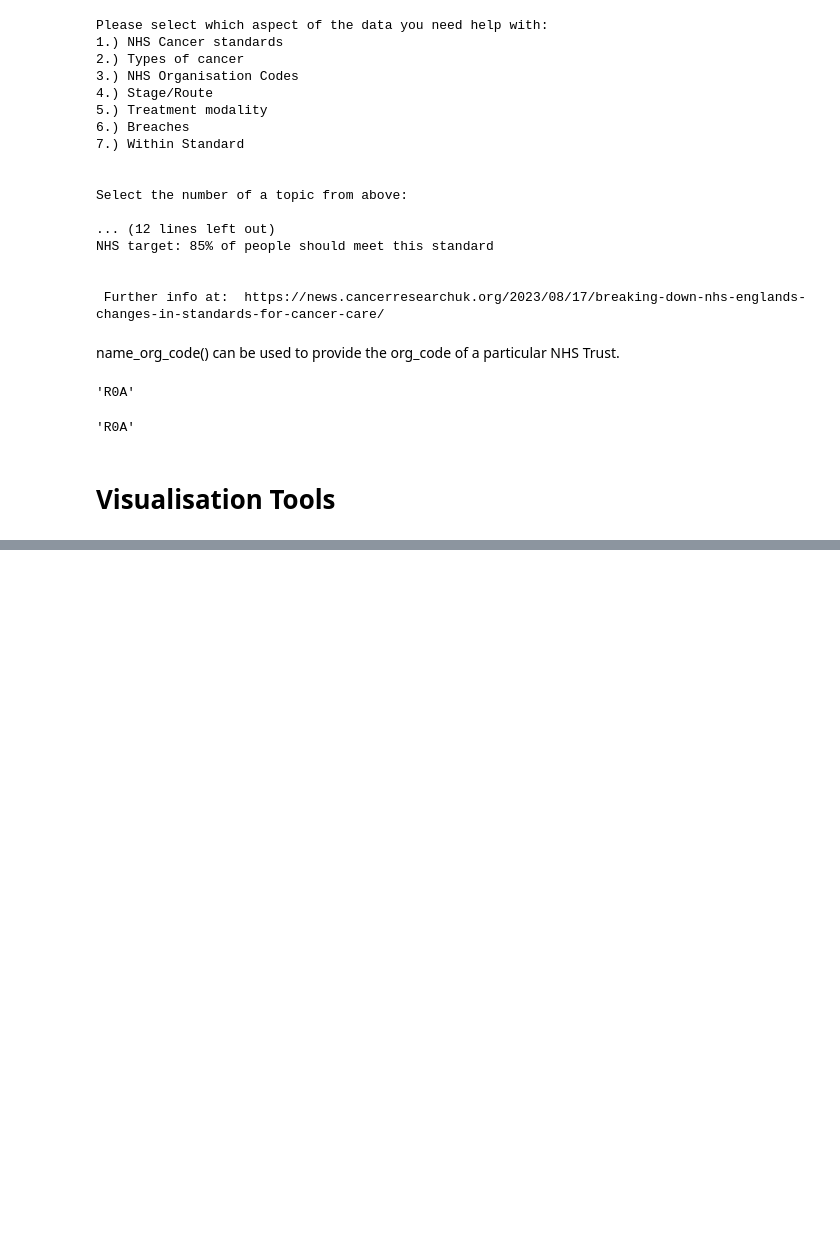
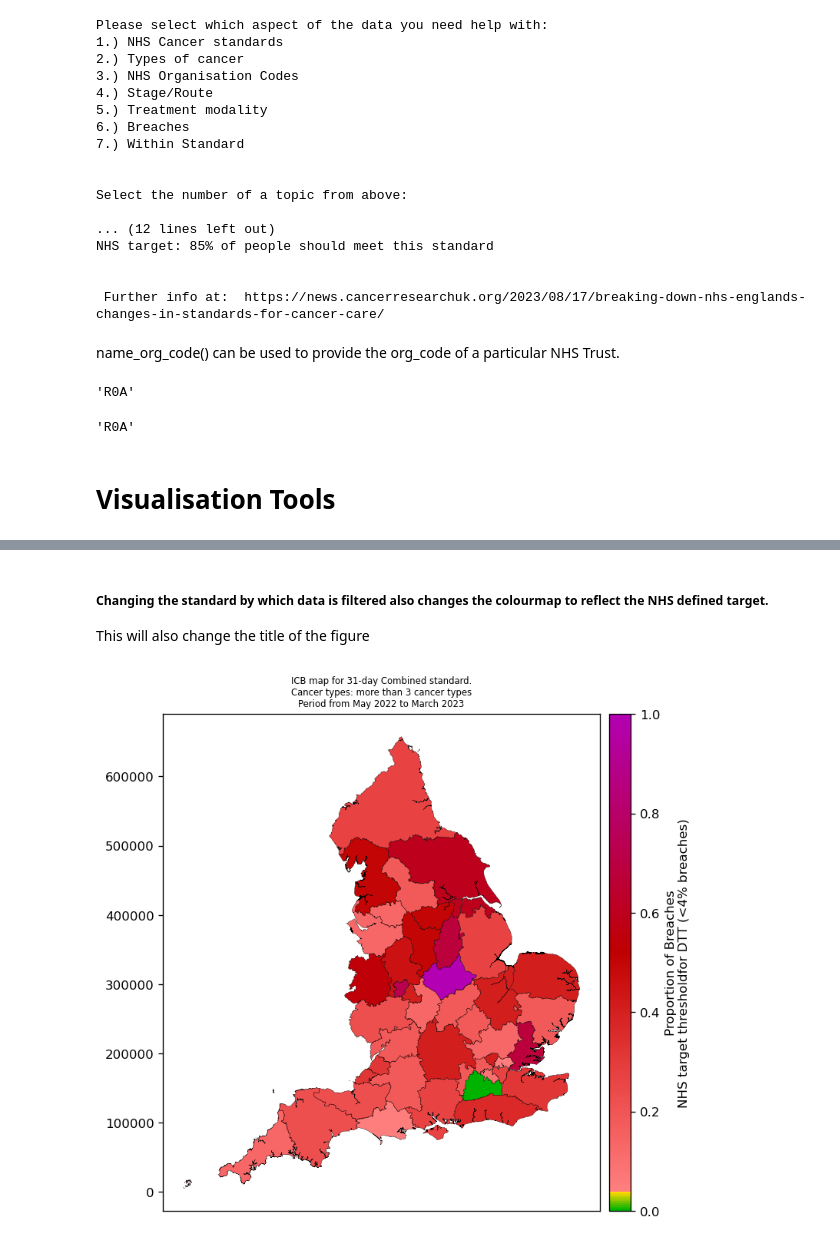
Before and after one commit to ploginovic/hpdm139_A2, a Jupyter notebook: user_guide.ipynb, the cells around one changed output, grey strips where cells are left out. Drawn from its saved outputs; the diff is of its cells as text; code cells hidden in the pictures; blank space fills up the shorter version.

```diff
--- a/user_guide.ipynb
+++ b/user_guide.ipynb
@@ -239,0 +283,13 @@ from cancer.
+# %% [markdown]
+##### Changing the standard by which data is filtered also changes the colourmap to reflect the NHS defined target.
+This will also change the title of the figure
+# %%
+fig, ax = plot_icb_map(data=df_provider,
+                       filters={'start_month':'05-2022',
+                                'end_month':'04-2023',
+                                'standard':'DTT',
+                                },
+                       dpi=120
+                      )
+# %% [output]
+[figure, added]
```
Also changed, not shown: parts of 10 cells of this notebook.
